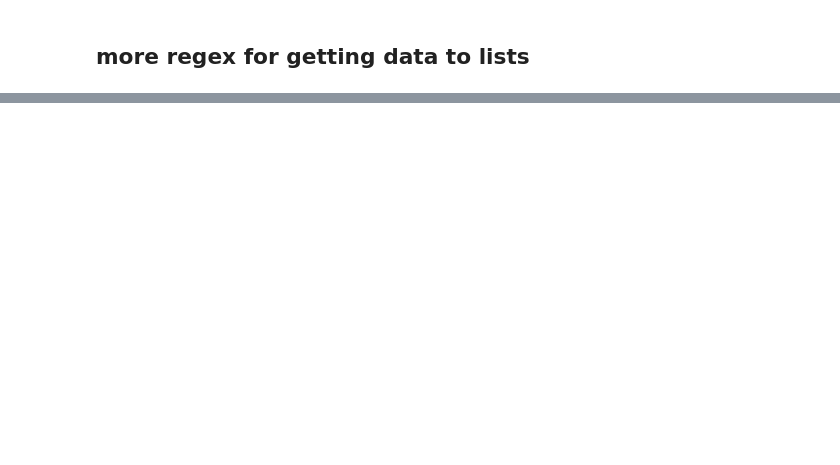
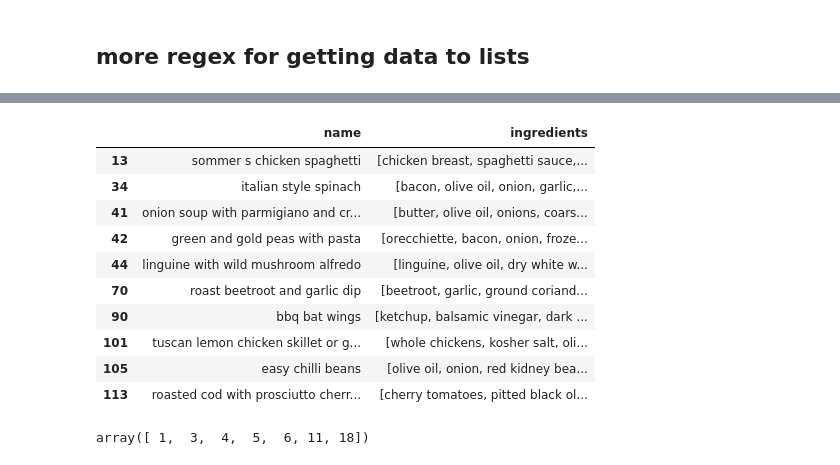
Before and after one commit to heath3conk/make-this, a Jupyter notebook: notebooks/model_recipe_database.ipynb, the cells around one changed output, grey strips where cells are left out. Drawn from its saved outputs; the diff is of its cells as text; code cells hidden in the pictures; blank space fills up the shorter version.

Commit message:
Adds more exploration of model prediction

```diff
--- a/notebooks/model_recipe_database.ipynb
+++ b/notebooks/model_recipe_database.ipynb
@@ -349,0 +543,23 @@ km.predict(pred)[0]
+# %%
+# looks like cluster 10 appears most often in that batch
+cluster_10 = labeled_recipes.loc[labeled_recipes["cluster"] == 10]
+# %%
+cluster_10[["name", "ingredients"]].head(10)
+# %% [output]
+|  | name | ingredients |
+| 13 | sommer s chicken spaghetti | [chicken breast, spaghetti sauce,... |
+| 34 | italian style spinach | [bacon, olive oil, onion, garlic,... |
+| 41 | onion soup with parmigiano and cr... | [butter, olive oil, onions, coars... |
+| 42 | green and gold peas with pasta | [orecchiette, bacon, onion, froze... |
+| 44 | linguine with wild mushroom alfredo | [linguine, olive oil, dry white w... |
+| 70 | roast beetroot and garlic dip | [beetroot, garlic, ground coriand... |
+| 90 | bbq bat wings | [ketchup, balsamic vinegar, dark ... |
+| 101 | tuscan lemon chicken skillet or g... | [whole chickens, kosher salt, oli... |
+| 105 | easy chilli beans | [olive oil, onion, red kidney bea... |
+| 113 | roasted cod with prosciutto cherr... | [cherry tomatoes, pitted black ol... |
+# %%
+# np.where returns a tuple but I only want the first element
+res_10 = np.where(km.predict(batch_to_predict) == 10)[0]
+res_10
+# %% [output]
+array([ 1,  3,  4,  5,  6, 11, 18])
```
Also changed, not shown: parts of 67 cells of this notebook.
